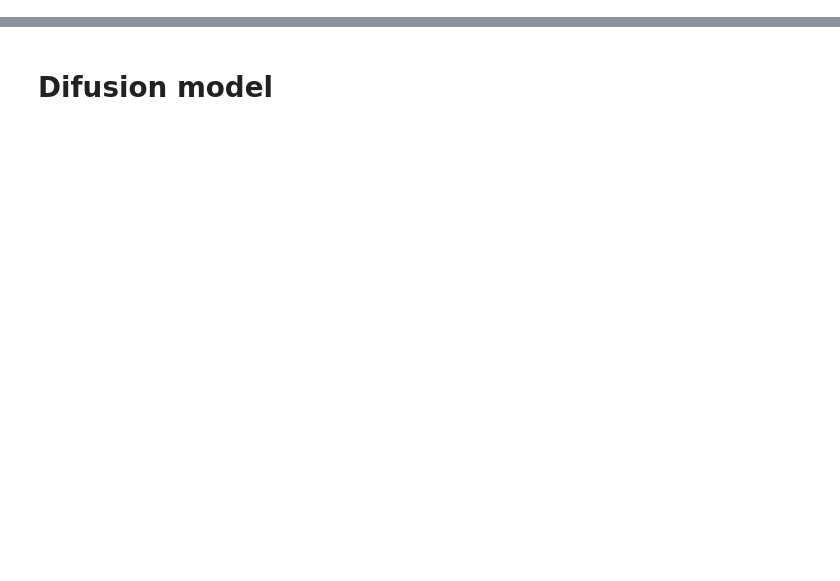
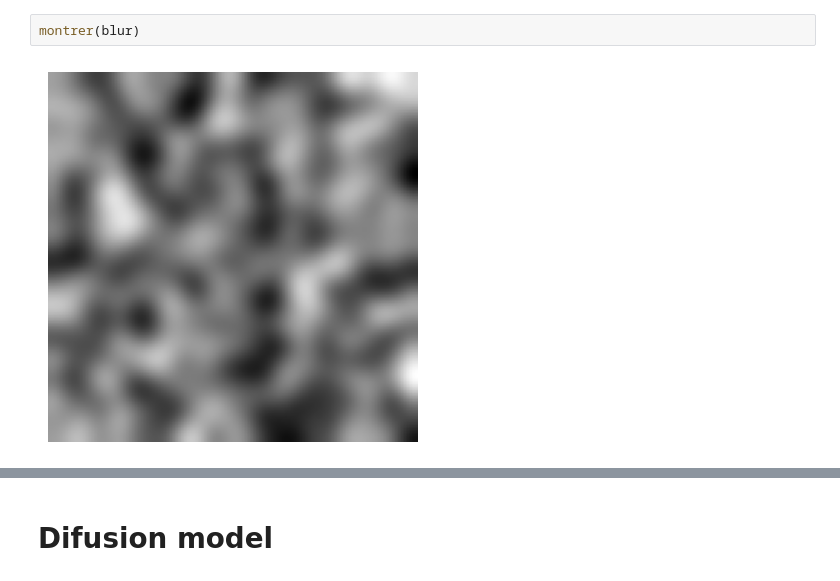
Before and after one commit to dkuzni/Synomaly_-tests, a Jupyter notebook: scripts_guided_diffusion/Home_made_multi_scale_diffusion.ipynb, the cells around one changed output, grey strips where cells are left out. Drawn from its saved outputs; the diff is of its cells as text; blank space fills up the shorter version.

```diff
--- a/scripts_guided_diffusion/Home_made_multi_scale_diffusion.ipynb
+++ b/scripts_guided_diffusion/Home_made_multi_scale_diffusion.ipynb
@@ -40,0 +65,4 @@ plt.imshow(a,cmap='gray')
+# %%
+montrer(blur)
+# %% [output]
+[figure, added]
```
Also changed, not shown: parts of 28 cells of this notebook, 13 other files.
